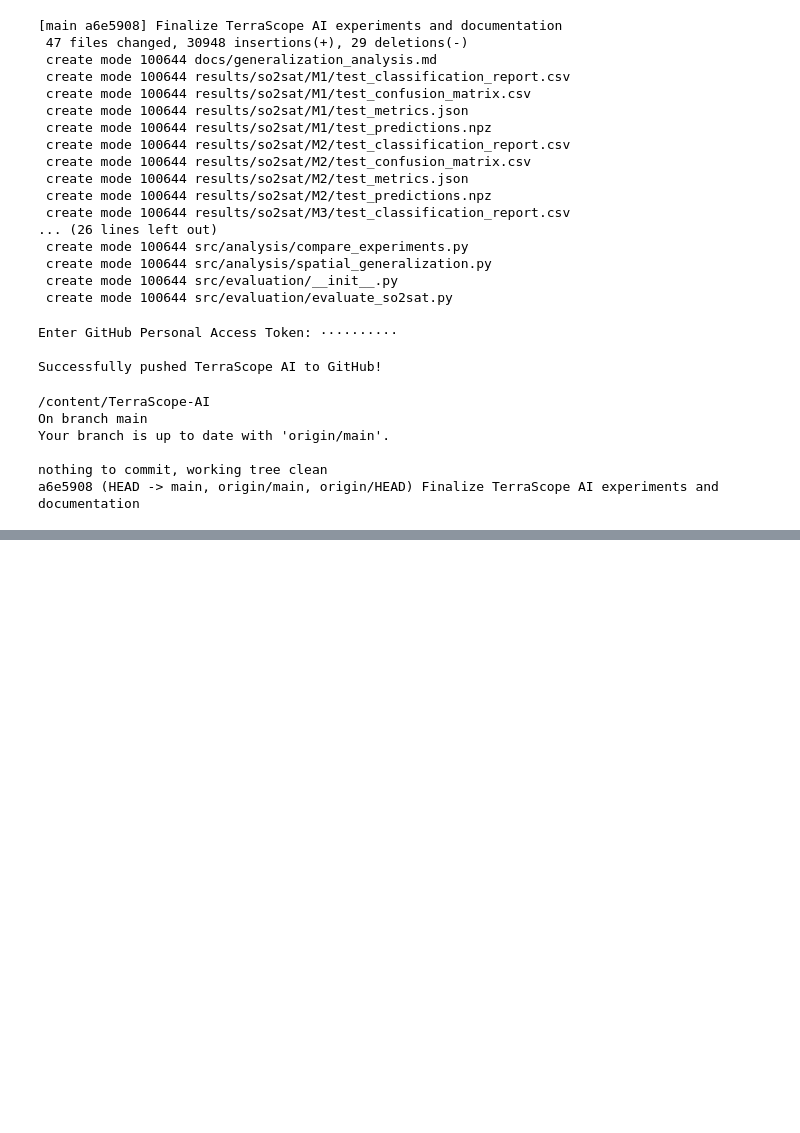
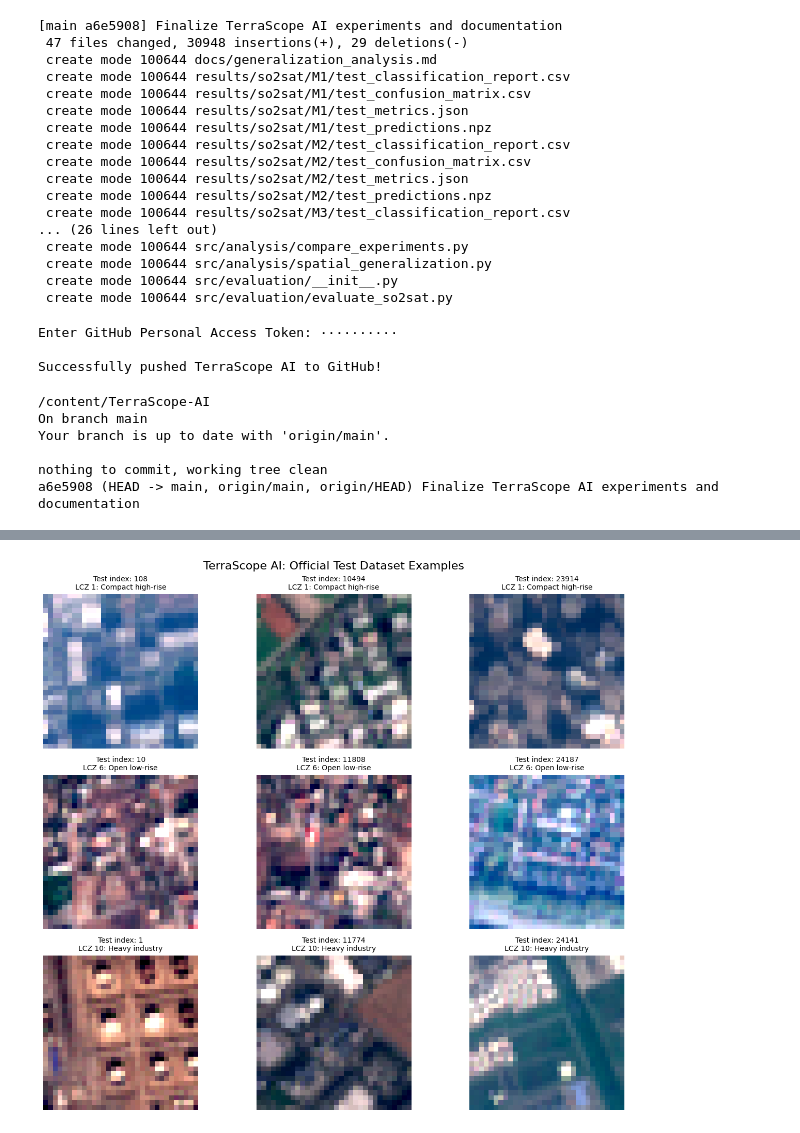
Before and after one commit to Vansh-Singhal-12/TerraScope-AI, a Jupyter notebook: notebooks/exploration.ipynb, the cells around one changed output, grey strips where cells are left out. Saved outputs shown, nothing was run; the diff lists cells and outputs as text; code cells hidden in the pictures; blank space fills up the shorter version.

```diff
--- a/notebooks/exploration.ipynb
+++ b/notebooks/exploration.ipynb
@@ -15663,0 +15845,70 @@ a6e5908 (HEAD -> main, origin/main, origin/HEAD) Finalize TerraScope AI experime
+# %%
+import h5py
+import numpy as np
+import matplotlib.pyplot as plt
+
+# Three visually interesting urban categories:
+# LCZ 1: Compact high-rise
+# LCZ 6: Open low-rise
+# LCZ 10: Heavy industry
+
+candidate_classes = [0, 5, 9]
+
+selected = []
+
+for class_id in candidate_classes:
+    indices = np.where(
+        (y_true == class_id) & (y_pred == class_id)
+    )[0]
+
+    positions = np.linspace(
+        0, len(indices) - 1, min(3, len(indices)), dtype=int
+    )
+
+    selected.extend(indices[positions])
+
+def enhance_for_display(image):
+    """Contrast enhancement for visualization only."""
+    image = image.astype(np.float32)
+
+    low = np.percentile(image, 2)
+    high = np.percentile(image, 98)
+
+    if high <= low:
+        return np.zeros_like(image)
+
+    image = np.clip((image - low) / (high - low), 0, 1)
+
+    # Slight brightness adjustment
+    image = image ** 0.75
+
+    return image
+
+fig, axes = plt.subplots(3, 3, figsize=(13, 11))
+
+with h5py.File(TEST_H5, "r") as f:
+    for ax, idx in zip(axes.flat, selected):
+
+        # B2, B3, B4 -> B4, B3, B2 (RGB)
+        raw = f["sen2"][idx, :, :, :3][..., ::-1].copy()
+
+        display_image = enhance_for_display(raw)
+
+        class_id = int(y_true[idx])
+
+        ax.imshow(display_image)
+        ax.set_title(
+            f"Test index: {idx}\n"
+            f"LCZ {class_id + 1}: {CLASS_NAMES[class_id]}",
+            fontsize=10
+        )
+        ax.axis("off")
+
+plt.suptitle(
+    "TerraScope AI: Official Test Dataset Examples",
+    fontsize=16
+)
+plt.tight_layout()
+plt.show()
+# %% [output]
+[figure, added]
```
Also changed, not shown: parts of 7 cells of this notebook.
